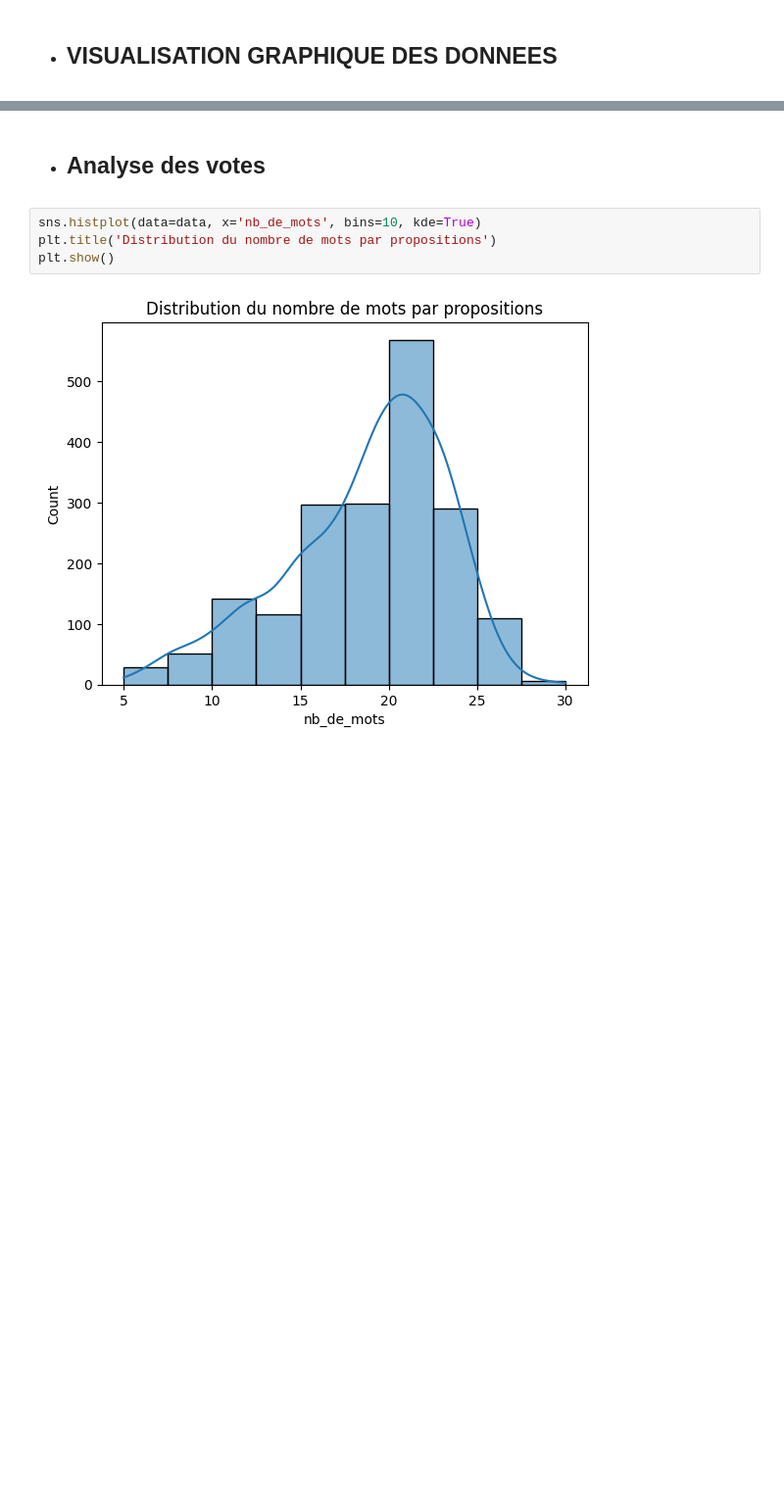
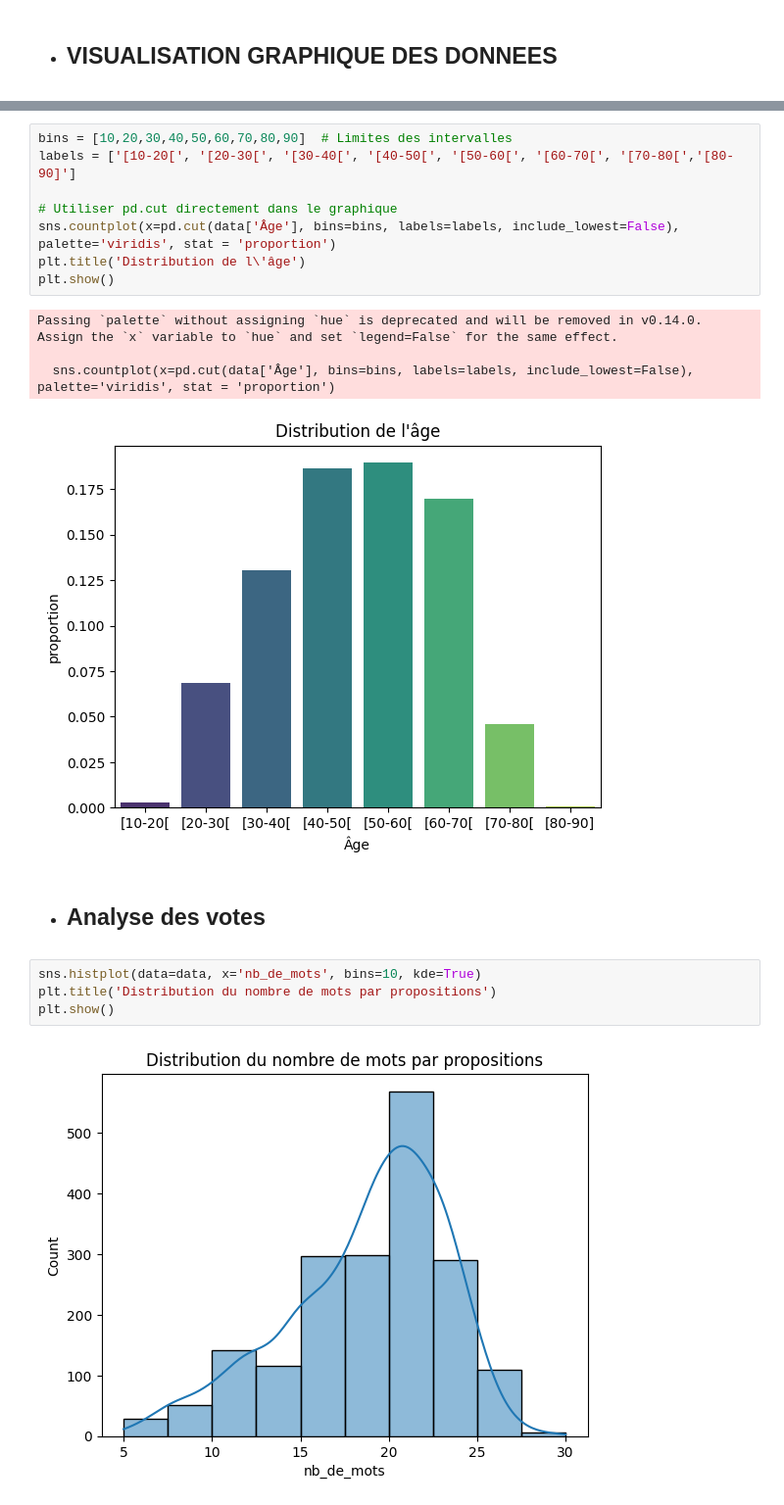
Before and after one commit to konanleger/PROJET-STATISTIQUE-DES-PROS, a Jupyter notebook: projet_stat.ipynb, the cells around one changed output, grey strips where cells are left out. Shown at 98% size. Drawn from its saved outputs; the diff is of its cells as text; blank space fills up the shorter version.

```diff
--- a/projet_stat.ipynb
+++ b/projet_stat.ipynb
@@ -214,3 +208,16 @@ plt.show()
+# %%
+bins = [10,20,30,40,50,60,70,80,90]  # Limites des intervalles
+labels = ['[10-20[', '[20-30[', '[30-40[', '[40-50[', '[50-60[', '[60-70[', '[70-80[','[80-90]']
+
+# Utiliser pd.cut directement dans le graphique
+sns.countplot(x=pd.cut(data['Âge'], bins=bins, labels=labels, include_lowest=False), palette='viridis', stat = 'proportion')
+plt.title('Distribution de l\'âge')
+plt.show()
+# %% [output]
+Passing `palette` without assigning `hue` is deprecated and will be removed in v0.14.0. Assign the `x` variable to `hue` and set `legend=False` for the same effect.
+
+  sns.countplot(x=pd.cut(data['Âge'], bins=bins, labels=labels, include_lowest=False), palette='viridis', stat = 'proportion')
+[figure, added]
 # %% [markdown]
 * ## Analyse des votes
 # %%
```
Also changed, not shown: parts of 10 cells of this notebook, 6 other files.
